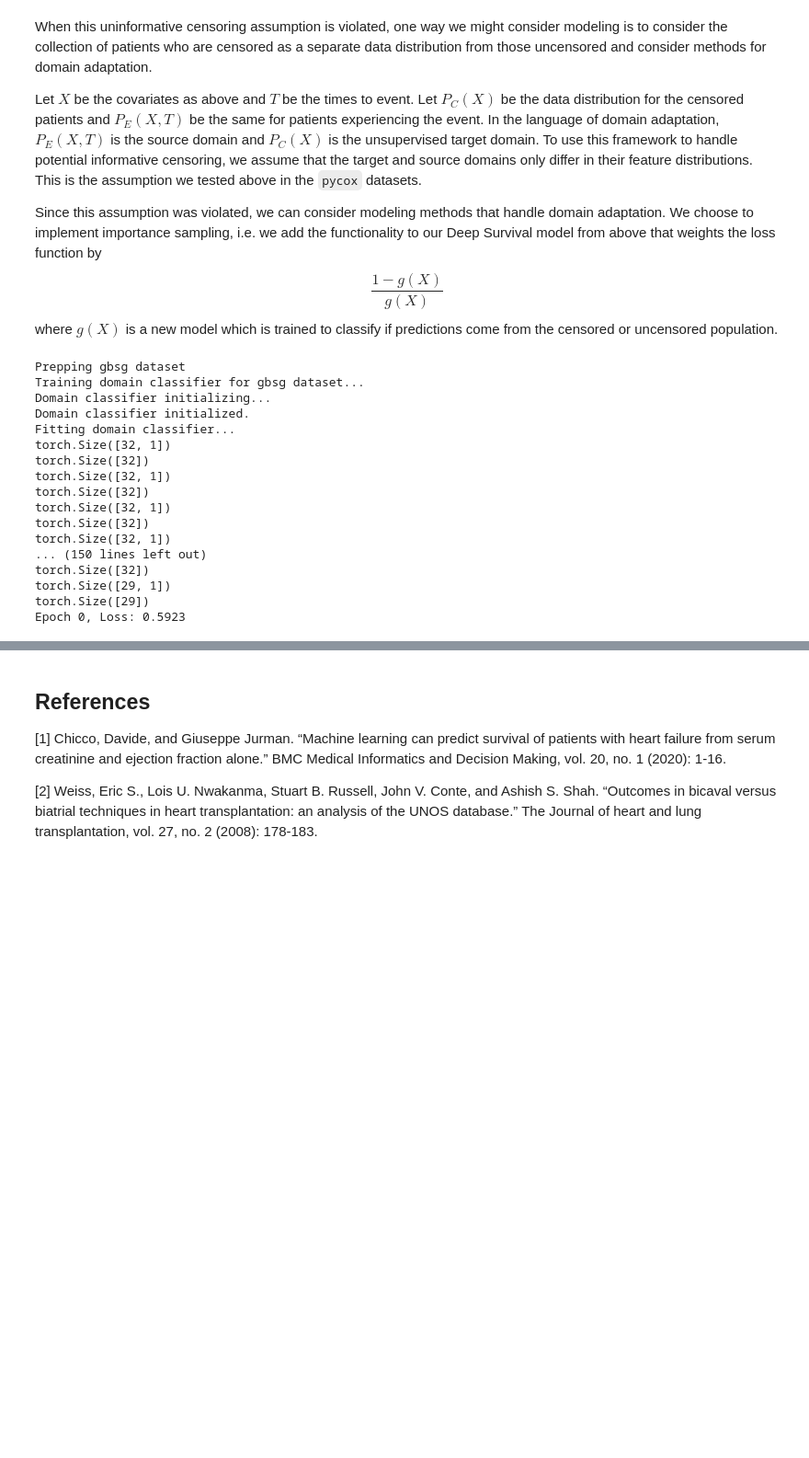
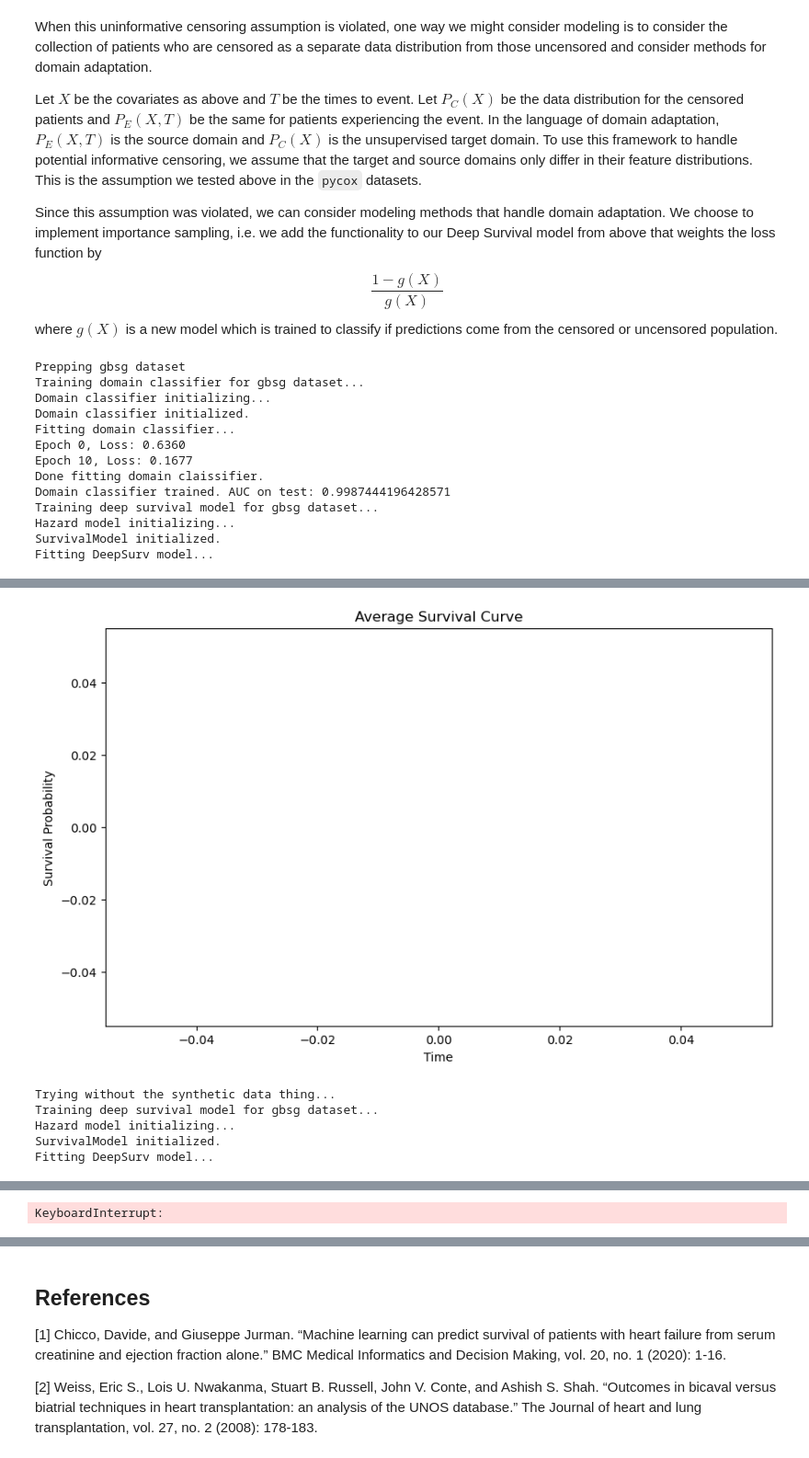
Before and after one commit to frances-dean/cph-200b, a Jupyter notebook: Proiect 1/Dean_PSet1_CPH200B.ipynb, the cells around one changed output, grey strips where cells are left out. Shown at 92% size. Drawn from its saved outputs; the diff is of its cells as text; code cells hidden in the pictures; blank space fills up the shorter version.

```diff
--- a/Proiect 1/Dean_PSet1_CPH200B.ipynb
+++ b/Proiect 1/Dean_PSet1_CPH200B.ipynb
@@ -358,12 +383,12 @@ UNOS_data = UNOS_data[UNOS_data['Survival Time']>=0]
 # %% [markdown]
 #### 1.3.1
 # %%
-patient_variables   = ["init_age", "gender", "hgt_cm_tcr", "wgt_kg_tcr",
+patient_variables   = ["init_age", "gender","hgt_cm_tcr", "wgt_kg_tcr",
                        "diab", "ventilator_tcr", "ecmo_tcr", "most_rcnt_creat",
                        "abo_A", "abo_B", "abo_O", "vad_while_listed",
                        #"days_stat1", "days_stat1a", "days_stat2", "days_stat1b",
-                       "iabp_tcr","init_bmi_calc", "tah", "inotropic",
-                       "Censor (Censor = 1)", "Survival Time"]
+                       "iabp_tcr","init_bmi_calc", "tah", "inotropic"]
+                       #"Censor (Censor = 1)", "Survival Time"]
 # Normalize age, height, weight, creatinine, bmi
 UNOS_data["init_age"] = (UNOS_data["init_age"] - UNOS_data["init_age"].mean()) / UNOS_data["init_age"].std()
 UNOS_data["hgt_cm_tcr"] = (UNOS_data["hgt_cm_tcr"] - UNOS_data["hgt_cm_tcr"].mean()) / UNOS_data["hgt_cm_tcr"].std()
@@ -394,7 +419,7 @@ plot_km(surv_dataframe)
 from deep_survival import *
 
 DeepSurvivalModel = SurvivalModel(df = train, covariates = patient_variables)
-DeepSurvivalModel.fit(epochs = 100)#, batch_size=32)
+DeepSurvivalModel.fit(epochs = 100, batch_size=64)
 # %% [output]
 Hazard model initializing...
 SurvivalModel initialized.
@@ -625,7 +669,9 @@ for pycox_dataset in ['gbsg', 'metabric', 'nwtco', 'support', 'flchain']:
     event_col=key_col_names[pycox_dataset][1]
     duration_col=key_col_names[pycox_dataset][0]
 
+
     df = synthetic_dfs[pycox_dataset].dropna() # Drop NAs
+    df['censor_col'] = 1- df[event_col]
 
     # Train test split
     indices = torch.randperm(len(df))
@@ -635,7 +681,10 @@ for pycox_dataset in ['gbsg', 'metabric', 'nwtco', 'support', 'flchain']:
 
     # Handling non-numerical columns
     if pycox_dataset=='nwtco':
-        df = df.drop(['in.subcohort'], axis=1)
+        try:
+            df = df.drop(['in.subcohort'], axis=1)
+        except:
+            pass
 
     if pycox_dataset=='flchain':
         df = pd.get_dummies(df, columns=['chapter', 'sex'], drop_first=True)
@@ -646,11 +695,13 @@ for pycox_dataset in ['gbsg', 'metabric', 'nwtco', 'support', 'flchain']:
     domain_adaptation_model = DomainClassifier(input_dim=len(covariates))
 
 
-    domain_adaptation_model.fit(X = train_df[covariates], y = train_df[event_col], epochs=10, batch_size=32)
+    domain_adaptation_model.fit(X = train_df[covariates], y = train_df[event_col], epochs=20, batch_size=32)
     print(f'Domain classifier trained. AUC on test: {domain_adaptation_model.get_auc(test_df[covariates], test_df[event_col])}')
 
     print(f'Training deep survival model for {pycox_dataset} dataset...')
-    DeepSurvivalModel = SurvivalModel(df = df, covariates = covariates, domain_adaptation_model = domain_adaptation_model)
+    DeepSurvivalModel = SurvivalModel(df = df, covariates = covariates,
+                                      censor_col='censor_col', time_col=duration_col,
+                                      domain_adapatation_model = domain_adaptation_model)
     DeepSurvivalModel.fit(epochs = 100, batch_size=32)
     print('Deep survival model trained.')
 
@@ -672,35 +723,58 @@ for pycox_dataset in ['gbsg', 'metabric', 'nwtco', 'support', 'flchain']:
     if pycox_dataset=='flchain':
         df = pd.get_dummies(df, columns=['chapter', 'sex'], drop_first=True)
 
+    df['censor_col'] = 1- df[event_col]
+
     # Train test split
-    indices = torch.randperm(len(X))
+    indices = torch.randperm(len(df))
     df = df.iloc[indices]
     train_df = df[:int(0.8*len(df))]
     test_df = df[int(0.8*len(df)):]
 
     print(f'Training deep survival model for {pycox_dataset} dataset...')
-    DeepSurvivalModel = SurvivalModel(df = df, covariates = covariates, domain_adaptation_model = domain_adaptation_model)
+    DeepSurvivalModel = SurvivalModel(df = df, covariates = covariates,
+                                      censor_col='censor_col', time_col=duration_col,
+                                      domain_adapatation_model = domain_adaptation_model)
     DeepSurvivalModel.fit(epochs = 100, batch_size=32)
     print('Deep survival model trained.')
 
     print(f'Concordance index for {pycox_dataset} test dataset:')
     print(DeepSurvivalModel.concordance_index(test_df))
     DeepSurvivalModel.plot_average_survival(test_df)
+
+    print('Dropping the domain adaptation thing (not synthetic data either)...')
+
+    # Train test split
+    indices = torch.randperm(len(df))
+    df = df.iloc[indices]
+    train_df = df[:int(0.8*len(df))]
+    test_df = df[int(0.8*len(df)):]
+
+    print(f'Training deep survival model for {pycox_dataset} dataset without domain adaptation...')
+    DeepSurvivalModel = SurvivalModel(df = df, covariates = covariates,
+                                      censor_col='censor_col', time_col=duration_col)
+    DeepSurvivalModel.fit(epochs = 100, batch_size=32)
+    print('Deep survival model trained.')
+
+    print(f'Concordance index for {pycox_dataset} test dataset:')
+    print(DeepSurvivalModel.concordance_index(test_df))
+    DeepSurvivalModel.plot_average_survival(test_df)
+
+    print('-------------------------------------------------------------------')
+    print('-------------------------------------------------------------------')
+    print('\n\n')
+    print('-------------------------------------------------------------------')
 # %% [output]
 Prepping gbsg dataset
 Training domain classifier for gbsg dataset...
 Domain classifier initializing...
 Domain classifier initialized.
 Fitting domain classifier...
-torch.Size([32, 1])
-torch.Size([32])
-torch.Size([32, 1])
-torch.Size([32])
-torch.Size([32, 1])
-torch.Size([32])
-torch.Size([32, 1])
-... (150 lines left out)
-torch.Size([32])
-torch.Size([29, 1])
-torch.Size([29])
-Epoch 0, Loss: 0.5923
+Epoch 0, Loss: 0.6360
+Epoch 10, Loss: 0.1677
+Done fitting domain claissifier.
+Domain classifier trained. AUC on test: 0.9987444196428571
+Training deep survival model for gbsg dataset...
+Hazard model initializing...
+SurvivalModel initialized.
+Fitting DeepSurv model...
@@ -707,0 +798,6 @@ AttributeError: 'Tensor' object has no attribute 'iloc'
+[figure, added]
+Trying without the synthetic data thing...
+Training deep survival model for gbsg dataset...
+Hazard model initializing...
+SurvivalModel initialized.
+Fitting DeepSurv model...
@@ -708 +813,2 @@ AttributeError: 'Tensor' object has no attribute 'iloc'
+KeyboardInterrupt:
 # %% [markdown]
```
Also changed, not shown: parts of 11 cells of this notebook, 2 other files.
